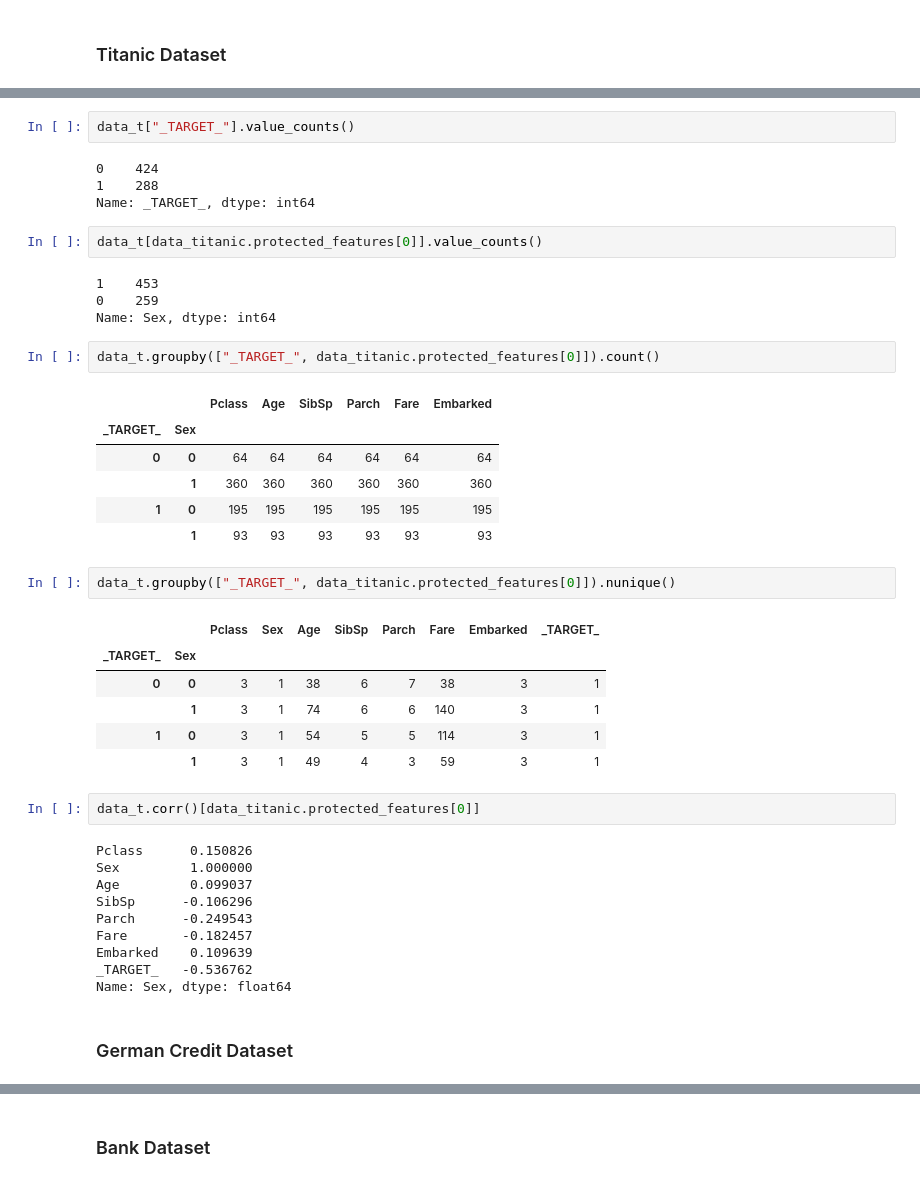
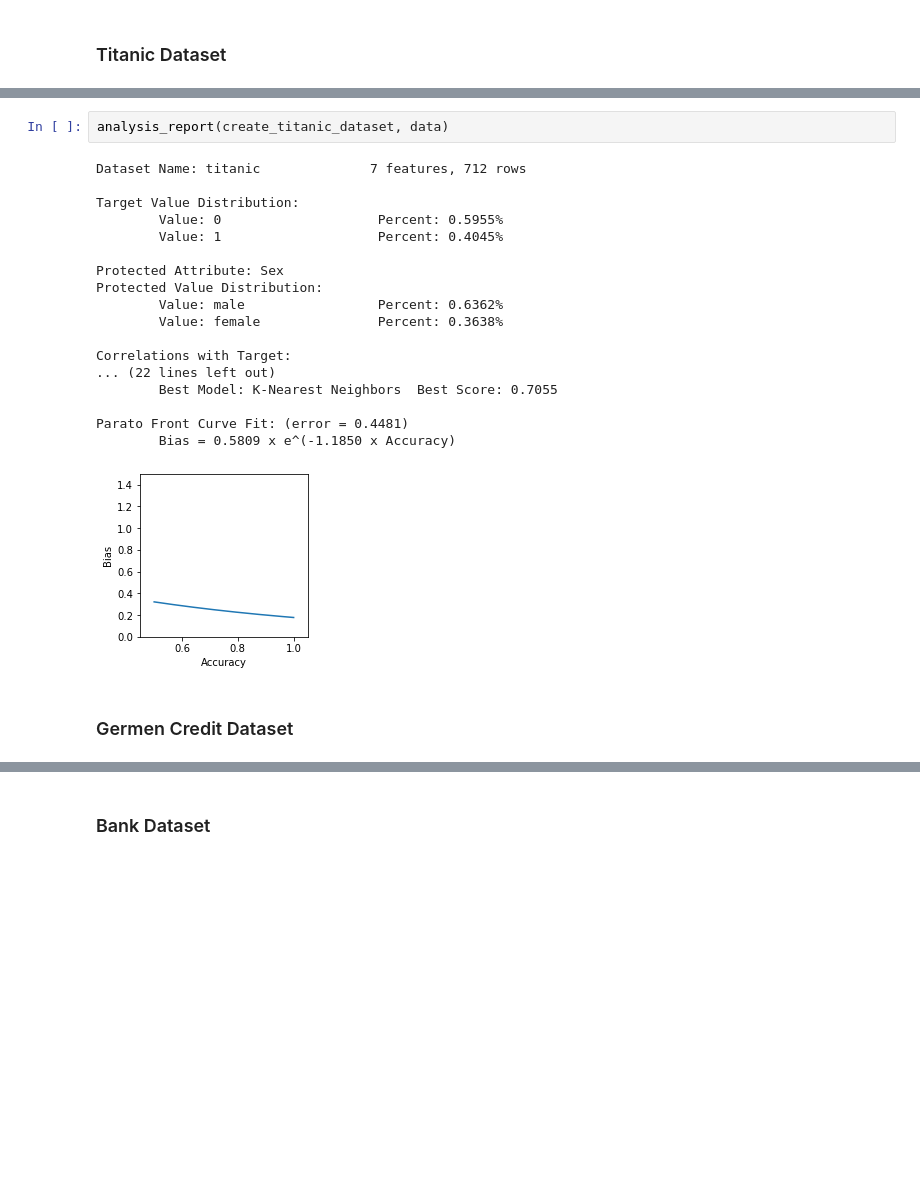
Before and after one commit to teamclouday/DataImputation, a Jupyter notebook: notebooks/Analysis.ipynb, the cells around one changed output, grey strips where cells are left out. Saved outputs shown, nothing was run; the diff lists cells and outputs as text; blank space fills up the shorter version.

```diff
--- a/notebooks/Analysis.ipynb
+++ b/notebooks/Analysis.ipynb
@@ -428,44 +304,23 @@ data_t.describe()
-# %%
-data_t["_TARGET_"].value_counts()
-# %% [output]
-0    424
-1    288
-Name: _TARGET_, dtype: int64
-# %%
-data_t[data_titanic.protected_features[0]].value_counts()
-# %% [output]
-1    453
-0    259
-Name: Sex, dtype: int64
-# %%
-data_t.groupby(["_TARGET_", data_titanic.protected_features[0]]).count()
-# %% [output]
-|  |  | Pclass | Age | SibSp | Parch | Fare | Embarked |
-| _TARGET_ | Sex |  |  |  |  |  |  |
-| 0 | 0 | 64 | 64 | 64 | 64 | 64 | 64 |
-|  | 1 | 360 | 360 | 360 | 360 | 360 | 360 |
-| 1 | 0 | 195 | 195 | 195 | 195 | 195 | 195 |
-|  | 1 | 93 | 93 | 93 | 93 | 93 | 93 |
-# %%
-data_t.groupby(["_TARGET_", data_titanic.protected_features[0]]).nunique()
-# %% [output]
-|  |  | Pclass | Sex | Age | SibSp | Parch | Fare | Embarked | _TARGET_ |
-| _TARGET_ | Sex |  |  |  |  |  |  |  |  |
-| 0 | 0 | 3 | 1 | 38 | 6 | 7 | 38 | 3 | 1 |
-|  | 1 | 3 | 1 | 74 | 6 | 6 | 140 | 3 | 1 |
-| 1 | 0 | 3 | 1 | 54 | 5 | 5 | 114 | 3 | 1 |
-|  | 1 | 3 | 1 | 49 | 4 | 3 | 59 | 3 | 1 |
-# %%
-data_t.corr()[data_titanic.protected_features[0]]
-# %% [output]
-Pclass      0.150826
-Sex         1.000000
-Age         0.099037
-SibSp      -0.106296
-Parch      -0.249543
-Fare       -0.182457
-Embarked    0.109639
-_TARGET_   -0.536762
-Name: Sex, dtype: float64
+# %%
+analysis_report(create_titanic_dataset, data)
+# %% [output]
+Dataset Name: titanic              7 features, 712 rows
+
+Target Value Distribution:
+        Value: 0                    Percent: 0.5955%
+        Value: 1                    Percent: 0.4045%
+
+Protected Attribute: Sex
+Protected Value Distribution:
+        Value: male                 Percent: 0.6362%
+        Value: female               Percent: 0.3638%
+
+Correlations with Target:
+... (22 lines left out)
+        Best Model: K-Nearest Neighbors  Best Score: 0.7055
+
+Parato Front Curve Fit: (error = 0.4481)
+        Bias = 0.5809 x e^(-1.1850 x Accuracy)
+[figure, added]
 # %% [markdown]
-### German Credit Dataset
+### Germen Credit Dataset
```
Also changed, not shown: parts of 52 cells of this notebook, 1 other file.
